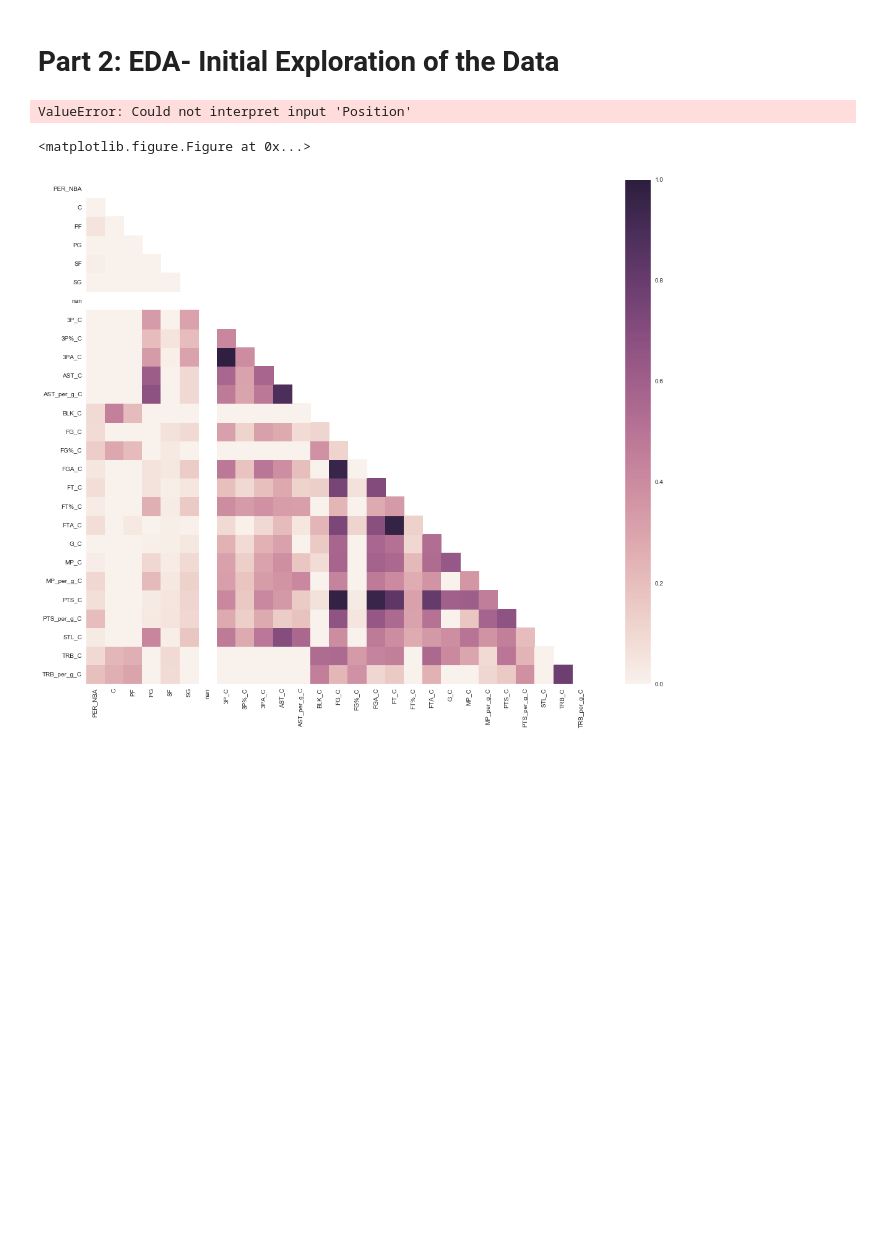
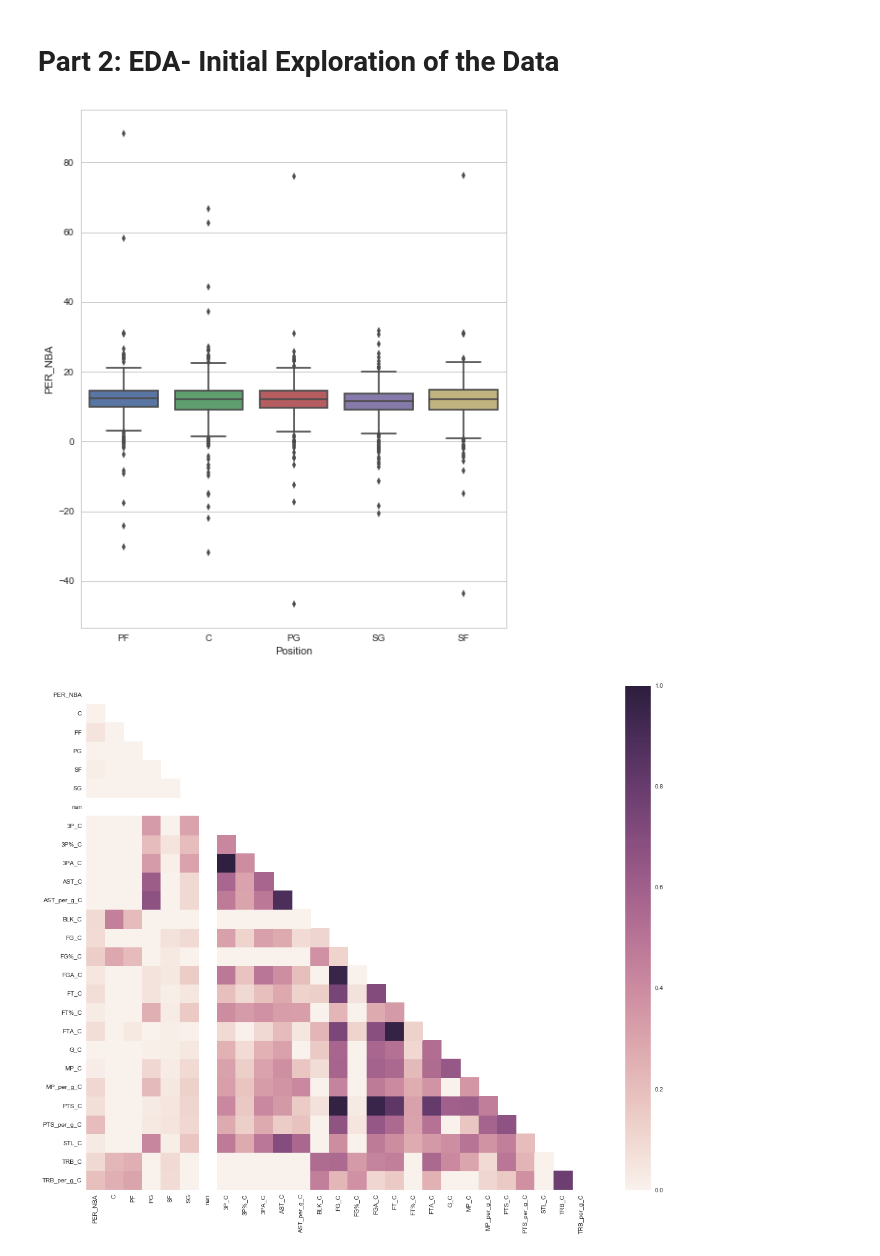
Before and after one commit to carter-j-h/Data_Science, a Jupyter notebook: Practice-Content/capstone/Capstone.ipynb, the cells around one changed output. Drawn from its saved outputs; the diff is of its cells as text; code cells hidden in the pictures; blank space fills up the shorter version.

```diff
--- a/Practice-Content/capstone/Capstone.ipynb
+++ b/Practice-Content/capstone/Capstone.ipynb
@@ -448,13 +436,12 @@ df.shape
 # %%
 plt.figure(figsize=(8,10))
 sns.set_style("whitegrid")
 
-plot1 = sns.boxplot(x="Position", y="PER_NBA", data=df)
+plot1 = sns.boxplot(x="Position", y="PER_NBA", data=data)
 boxplot = plot1.get_figure()
 boxplot.savefig("boxplot.png")
 # %% [output]
-ValueError: Could not interpret input 'Position'
-<matplotlib.figure.Figure at 0x...>
+[figure, added]
 # %%
 corrmat = df.corr(method='pearson')
 
```
Also changed, not shown: parts of 52 cells of this notebook, 1 other file.
